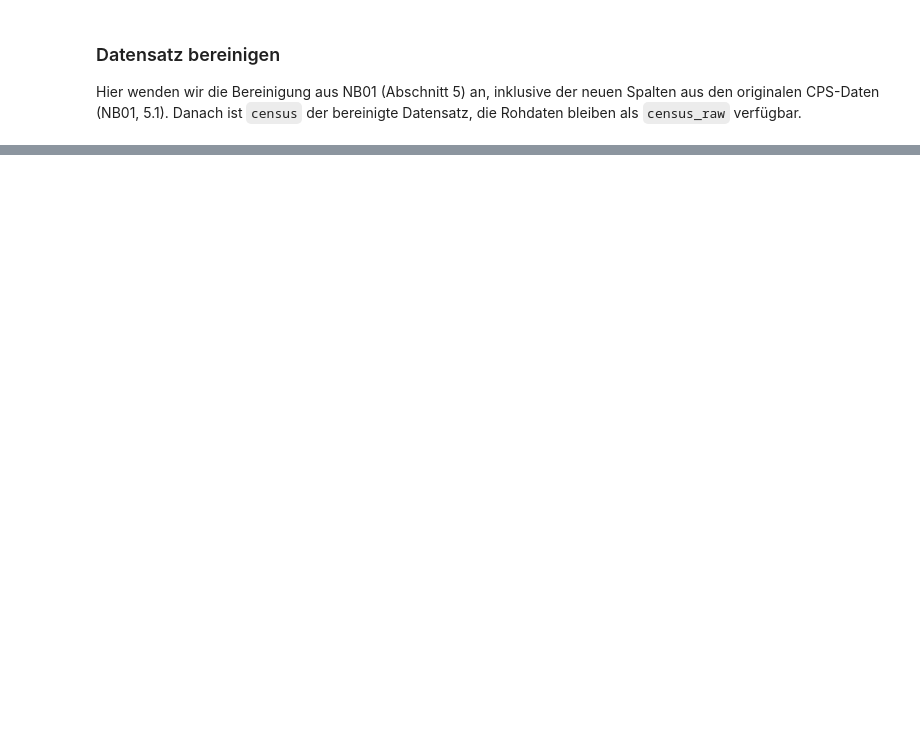
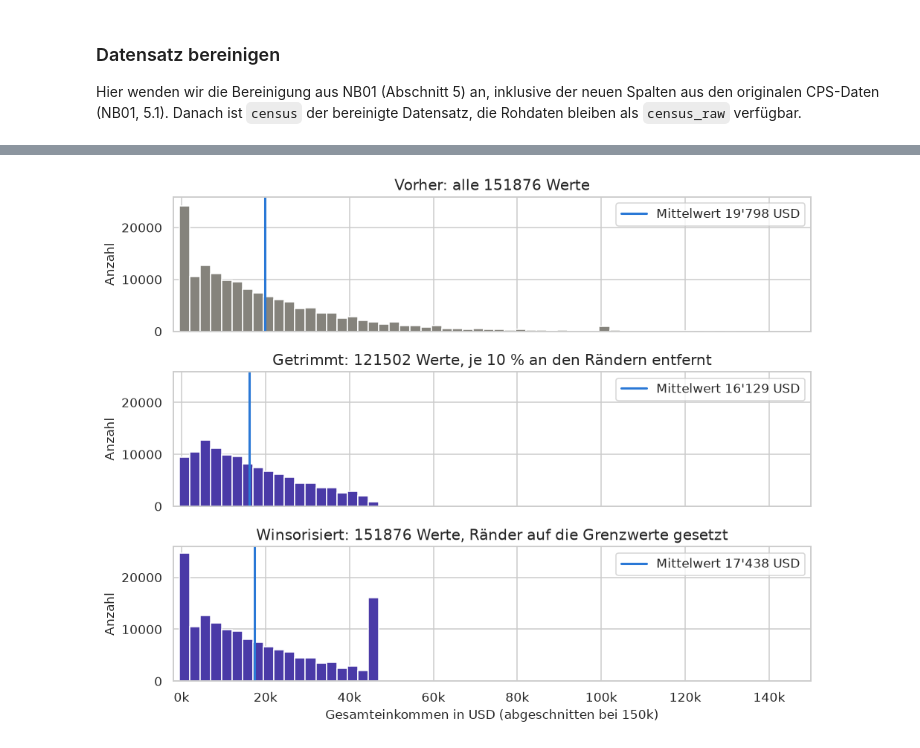
Before and after one commit to Manuel-Schmid/census-income-analysis, a Jupyter notebook: src/statistics_project/dataset_analysis_notebooks/NB02.ipynb, the cells around one changed output, grey strips where cells are left out. Saved outputs shown, nothing was run; the diff lists cells and outputs as text; code cells hidden in the pictures; blank space fills up the shorter version.

```diff
--- a/src/statistics_project/dataset_analysis_notebooks/NB02.ipynb
+++ b/src/statistics_project/dataset_analysis_notebooks/NB02.ipynb
@@ -168,0 +342,18 @@ print(fehlend[fehlend > 0].sort_values(ascending=False))
+# %%
+anteil = 0.10
+k = int(anteil * len(einkommen))            # Zahl der Werte pro Rand
+sortiert = np.sort(einkommen.to_numpy())
+untere_grenze, obere_grenze = sortiert[k], sortiert[-k - 1]
+
+getrimmte_werte = sortiert[k:len(sortiert) - k]
+winsorisierte_werte = einkommen.clip(lower=untere_grenze, upper=obere_grenze)
+print(f"k = {k} Werte pro Rand, Grenzwerte {zahl(untere_grenze)} und {zahl(obere_grenze)} USD")
+print(f"Werte genau auf der unteren Grenze: {(einkommen == untere_grenze).sum()}, darunter: {(einkommen < untere_grenze).sum()}")
+
+pd.DataFrame(
+    {
+        "Wert in USD": [einkommen.mean(), einkommen.median(), getrimmte_werte.mean(), winsorisierte_werte.mean()],
+        "n in der Berechnung": [len(einkommen), len(einkommen), len(getrimmte_werte), len(winsorisierte_werte)],
+    },
+    index=["Mittelwert", "Median", "10%-getrimmtes Mittel", "10%-winsorisiertes Mittel"],
+).round(0)
@@ -168,0 +368,21 @@ print(fehlend[fehlend > 0].sort_values(ascending=False))
+# %%
+klassen = np.arange(-500, 150501, 2500)
+fig, achsen = plt.subplots(3, 1, figsize=(9, 7), sharex=True, sharey=True)
+for ax, werte, titel, farbe in zip(
+    achsen,
+    [einkommen, getrimmte_werte, winsorisierte_werte],
+    [f"Vorher: alle {len(einkommen)} Werte",
+     f"Getrimmt: {len(getrimmte_werte)} Werte, je 10 % an den Rändern entfernt",
+     f"Winsorisiert: {len(winsorisierte_werte)} Werte, Ränder auf die Grenzwerte gesetzt"],
+    [FARBE_VORHER, FARBE_NACHHER, FARBE_NACHHER],
+):
+    ax.hist(werte, bins=klassen, color=farbe)
+    ax.axvline(np.mean(werte), color=FARBE_MITTELWERT, linewidth=2, label=f"Mittelwert {zahl(np.mean(werte))} USD")
+    ax.set(title=titel, ylabel="Anzahl")
+    ax.legend(loc="upper right")
+achsen[-1].xaxis.set_major_formatter(lambda x, pos: f"{x / 1000:.0f}k")
+achsen[-1].set(xlabel="Gesamteinkommen in USD (abgeschnitten bei 150k)", xlim=(-2000, 150000))
+plt.tight_layout()
+plt.show()
+# %% [output]
+[figure, added]
```
Also changed, not shown: parts of 69 cells of this notebook, 1 other file.
